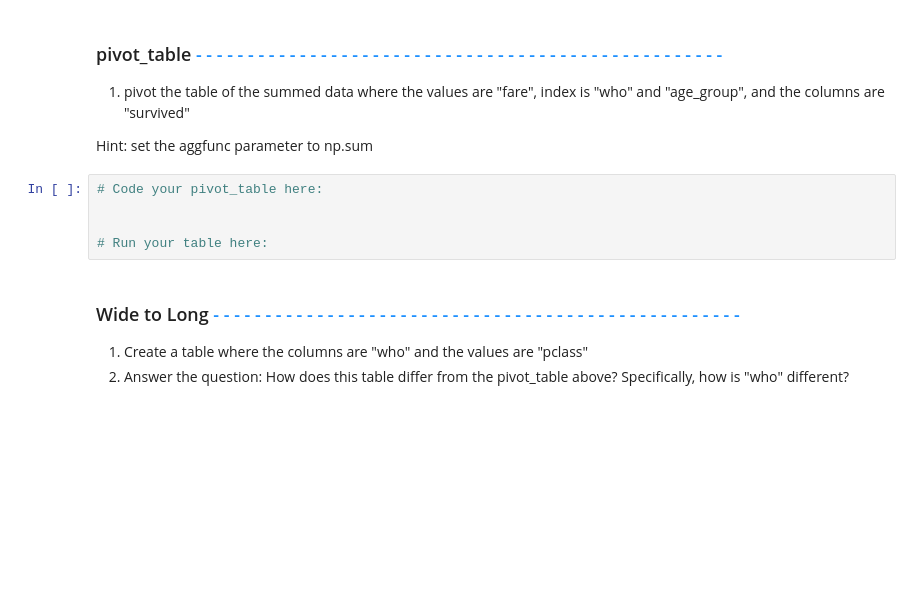
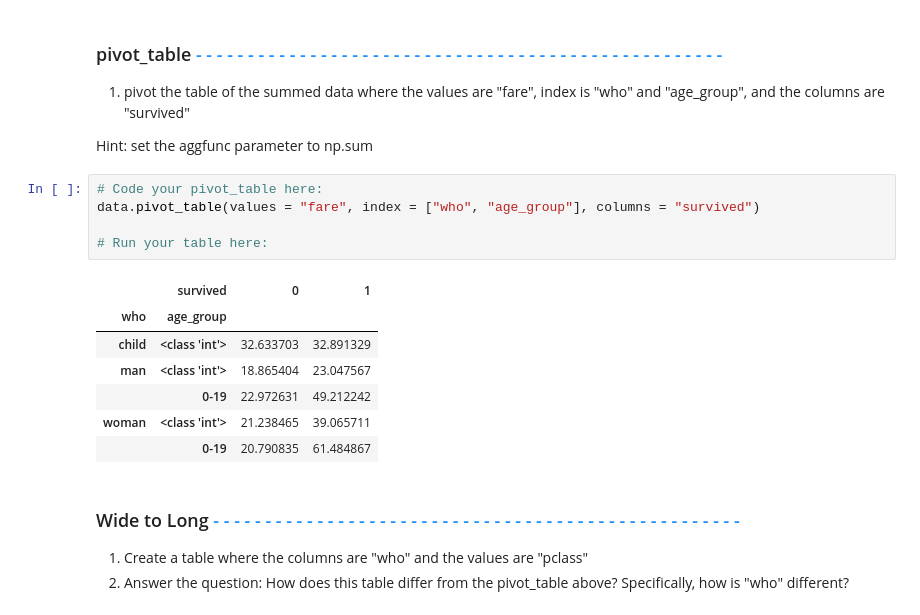
Before and after one commit to isaacevans010/data-analysis-projects, a Jupyter notebook: data-manipulation/exercises/DataManipulationWorkbook.ipynb, the cells around one changed output. Saved outputs shown, nothing was run; the diff lists cells and outputs as text; blank space fills up the shorter version.

```diff
--- a/data-manipulation/exercises/DataManipulationWorkbook.ipynb
+++ b/data-manipulation/exercises/DataManipulationWorkbook.ipynb
@@ -414,9 +500,17 @@ Hint: We want to see the highest fare value first. What order would we want? asc
 Hint: set the aggfunc parameter to np.sum
 # %%
 # Code your pivot_table here:
-
+data.pivot_table(values = "fare", index = ["who", "age_group"], columns = "survived")
 
 # Run your table here:
+# %% [output]
+|  | survived | 0 | 1 |
+| who | age_group |  |  |
+| child | <class 'int'> | 32.633703 | 32.891329 |
+| man | <class 'int'> | 18.865404 | 23.047567 |
+|  | 0-19 | 22.972631 | 49.212242 |
+| woman | <class 'int'> | 21.238465 | 39.065711 |
+|  | 0-19 | 20.790835 | 61.484867 |
 # %% [markdown]
 ### Wide to Long <span style="color:dodgerblue;"> - - - - - - - - - - - - - - - - - - - - - - - - - - - - - - - - - - - - - - - - - - - - - - - - - - - </span>
 
```
Also changed, not shown: parts of 6 cells of this notebook.
